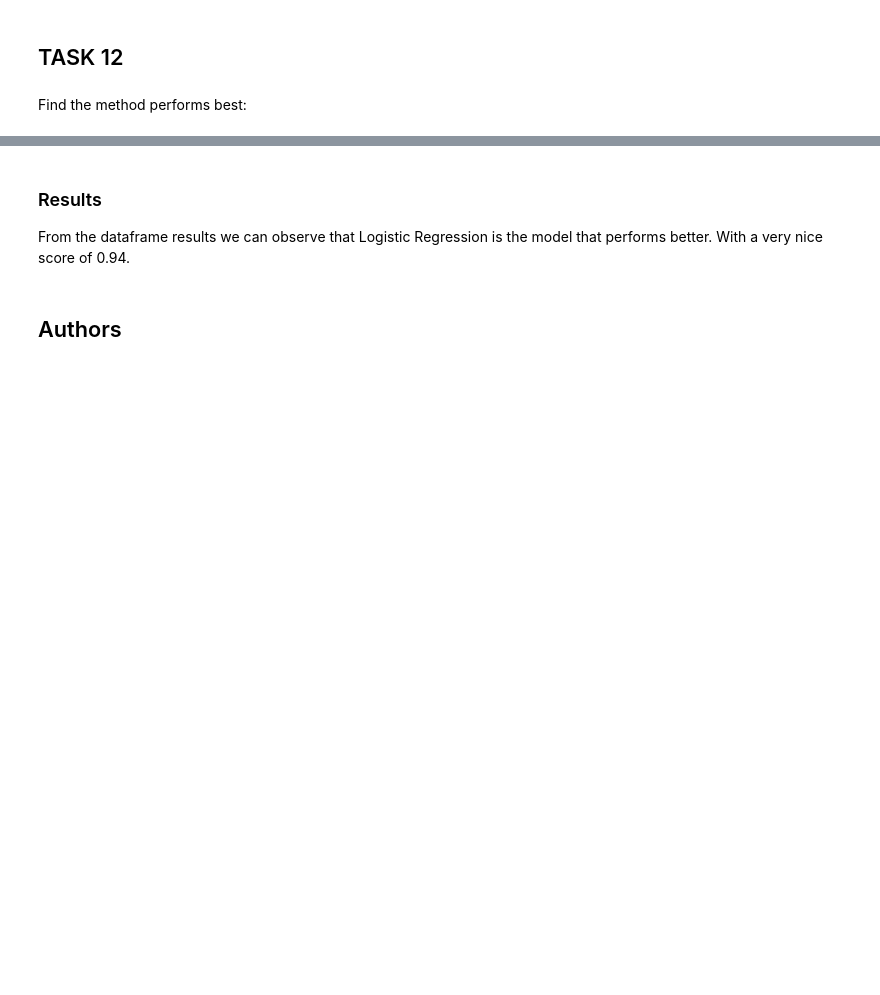
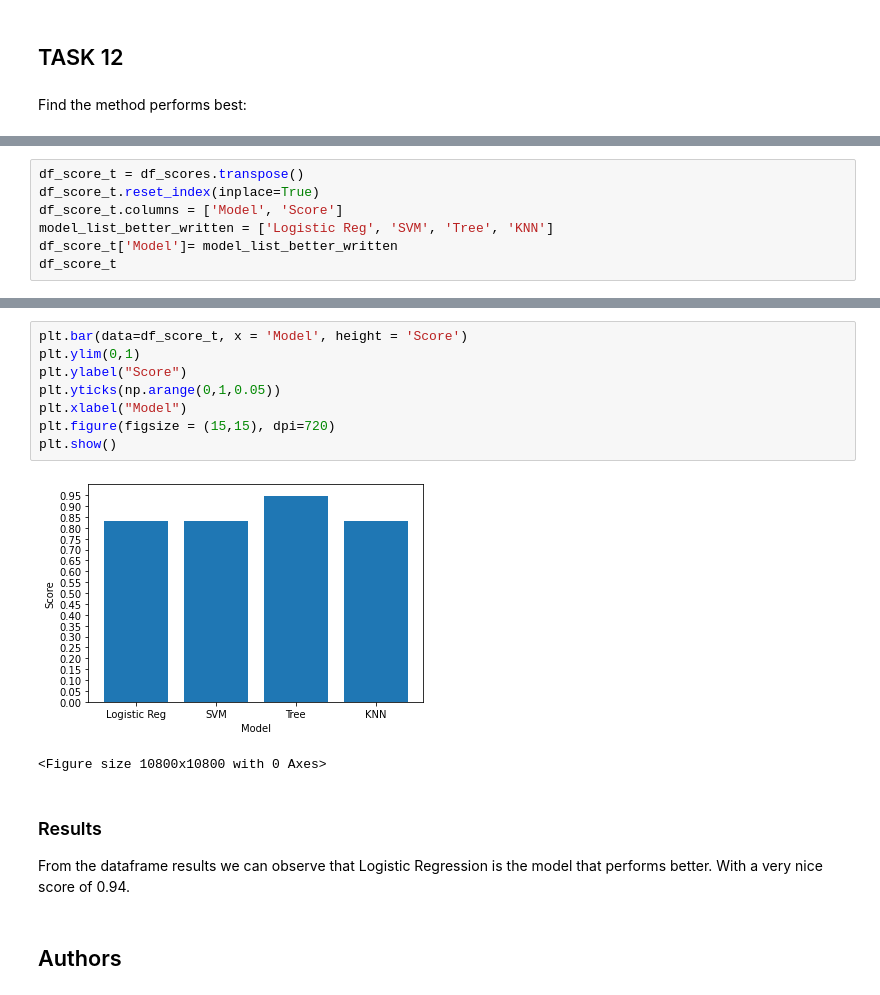
Before and after one commit to SignorG/IBM_DS_CAPSTONE_Public, a Jupyter notebook: SpaceX_Machine Learning Prediction_Part_5.ipynb, the cells around one changed output, grey strips where cells are left out. Saved outputs shown, nothing was run; the diff lists cells and outputs as text; blank space fills up the shorter version.

```diff
--- a/SpaceX_Machine Learning Prediction_Part_5.ipynb
+++ b/SpaceX_Machine Learning Prediction_Part_5.ipynb
@@ -375,0 +382,7 @@ df_scores
+# %%
+df_score_t = df_scores.transpose()
+df_score_t.reset_index(inplace=True)
+df_score_t.columns = ['Model', 'Score']
+model_list_better_written = ['Logistic Reg', 'SVM', 'Tree', 'KNN']
+df_score_t['Model']= model_list_better_written
+df_score_t
@@ -376,3 +395,14 @@ df_scores
+# %%
+plt.bar(data=df_score_t, x = 'Model', height = 'Score')
+plt.ylim(0,1)
+plt.ylabel("Score")
+plt.yticks(np.arange(0,1,0.05))
+plt.xlabel("Model")
+plt.figure(figsize = (15,15), dpi=720)
+plt.show()
+# %% [output]
+[figure, added]
+<Figure size 10800x10800 with 0 Axes>
 # %% [markdown]
 ### Results
 
```
Also changed, not shown: parts of 11 cells of this notebook, 6 other files.
